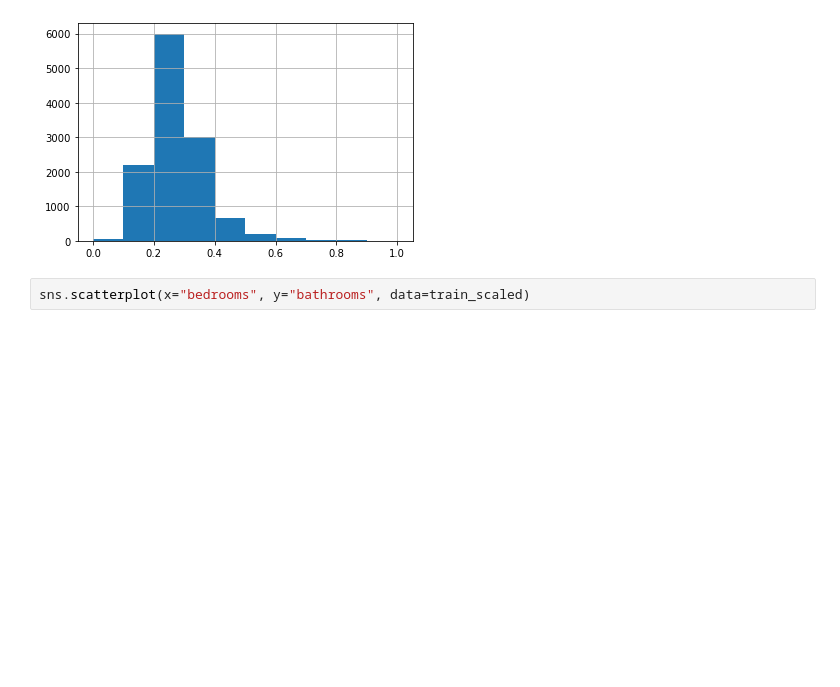
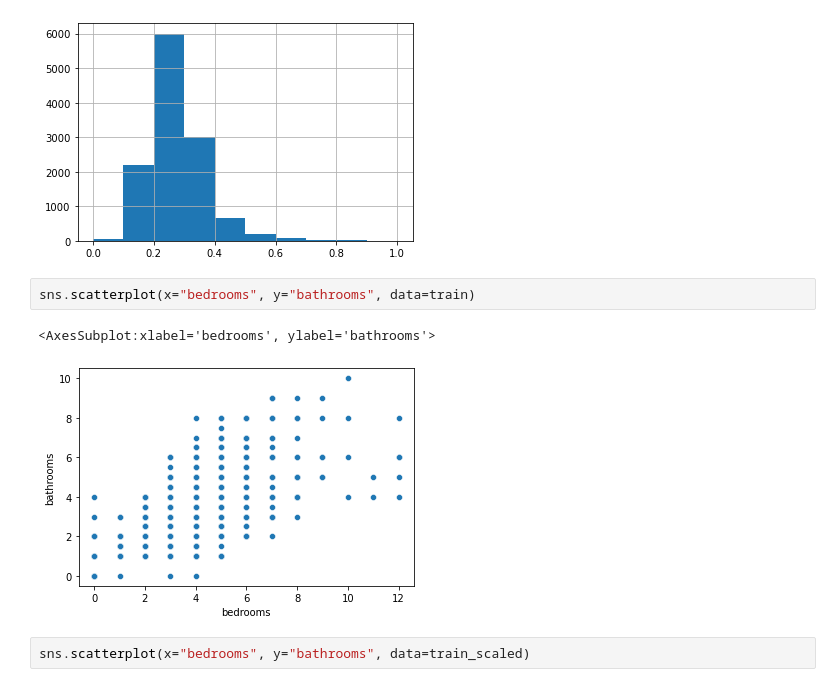
Before and after one commit to CodeupClassroom/easley-regression-exercises, a Jupyter notebook: scaling-demo.ipynb, the cells around one changed output. Cells and saved outputs as stored; diff of their text form; blank space fills up the shorter version.

```diff
--- a/scaling-demo.ipynb
+++ b/scaling-demo.ipynb
@@ -159,6 +185,11 @@ train_scaled.bathrooms.hist()
 # %% [output]
 <AxesSubplot:>
 [figure]
+# %%
+sns.scatterplot(x="bedrooms", y="bathrooms", data=train)
+# %% [output]
+<AxesSubplot:xlabel='bedrooms', ylabel='bathrooms'>
+[figure, added]
 # %%
 sns.scatterplot(x="bedrooms", y="bathrooms", data=train_scaled)
 # %% [output]
```
Also changed, not shown: parts of 32 cells of this notebook.
